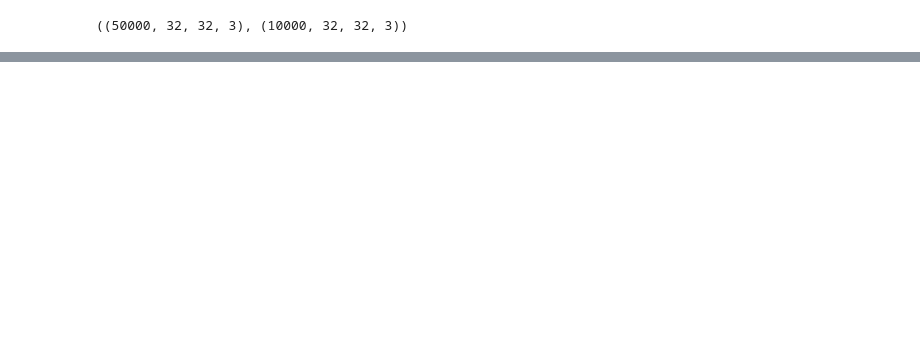
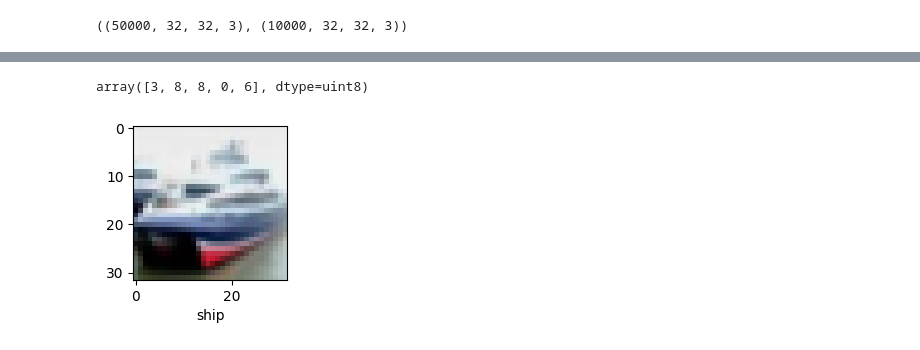
Before and after one commit to ChandraMouli2727/Rough, a Jupyter notebook: DL/CNN_23_24_25.ipynb, the cells around one changed output, grey strips where cells are left out. Cells and saved outputs as stored; diff of their text form; code cells hidden in the pictures; blank space fills up the shorter version.

```diff
--- a/DL/CNN_23_24_25.ipynb
+++ b/DL/CNN_23_24_25.ipynb
@@ -51,0 +91,2 @@ x_train.shape,x_test.shape
+# %%
+y_test = y_test.reshape(-1,)
@@ -51,0 +112,3 @@ x_train.shape,x_test.shape
+# %%
+x_train = x_train / 255.0
+x_test = x_test / 255.0
@@ -51,0 +246,8 @@ x_train.shape,x_test.shape
+# %%
+y_test[:5]
+# %% [output]
+array([3, 8, 8, 0, 6], dtype=uint8)
+# %%
+plot_sample(x_test,y_test,1)
+# %% [output]
+[figure, added]
```
Also changed, not shown: parts of 31 cells of this notebook.
